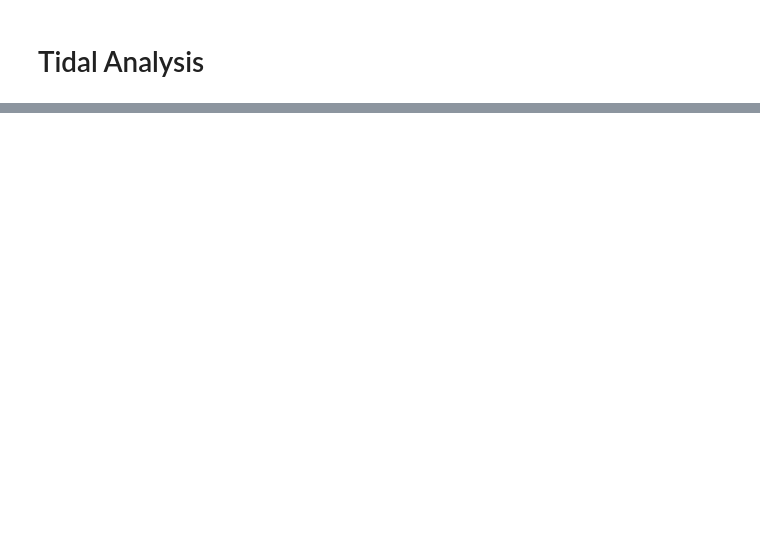
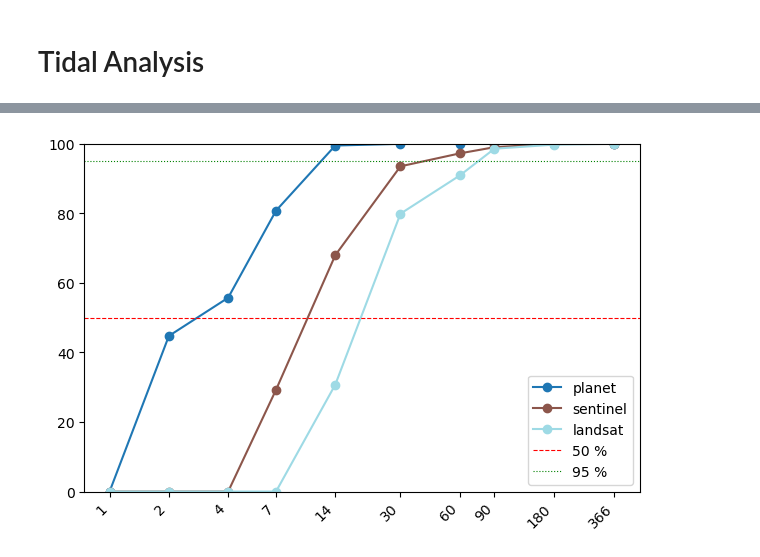
Before and after one commit to kyle-dorman/planet_coverage, a Jupyter notebook: notebooks/tidal.ipynb, the cells around one changed output, grey strips where cells are left out. Cells and saved outputs as stored; diff of their text form; code cells hidden in the pictures; blank space fills up the shorter version.

Commit message:
fixing coastal grid issues

```diff
--- a/notebooks/tidal.ipynb
+++ b/notebooks/tidal.ipynb
@@ -26,6 +17,6 @@ assert FILE_PATH.exists()
 # %%
 # Create the base map centered on the calculated location
-ca_ocean = gpd.read_file(BASE / "ca_ocean.geojson")
-all_grids_df = gpd.read_file(BASE / "ocean_grids.gpkg")
+ca_ocean = gpd.read_file(SHORELINES / "ca_ocean.geojson")
+all_grids_df = gpd.read_file(SHORELINES / "ocean_grids.gpkg")
 tide_df = pd.read_csv(BASE / "simulated_tidal_coverage.csv")
 grid_df = all_grids_df[all_grids_df.cell_id.isin(tide_df.cell_id)].to_crs(ca_ocean.crs)
@@ -182,13 +22,0 @@ plt.show()
-# %%
-# --- Histogram of clear_percent ---
-fig, ax = plt.subplots(1, 1, figsize=(10, 4))
-
-df_hist = compute_histogram("clear_percent", nbins=30)
-
-ax.bar(df_hist["centers"], df_hist['count'], width=df_hist["widths"] * 0.9)
-ax.set_title(f"Histogram of {'clear_percent'.title()}")
-ax.set_xlabel("clear_percent".title())
-ax.set_ylabel("Frequency")
-
-fig.tight_layout()
-plt.show()
@@ -1094,7 +188,7 @@ for metric in metrics:
 # %%
 sensors       = ["planet", "sentinel", "landsat"]
 base_metrics  = ["days_between_p95"]
-metrics       = [f"{lvl}_{m}" for m in base_metrics for lvl in ("low", "high")]
+metrics       = [f"{lvl}_{m}" for m in base_metrics for lvl in ("mid",)]
 
 for metric in metrics:
     print(metric, "% > 100 days")
@@ -1102,0 +214,49 @@ for metric in metrics:
+# %%
+plt_bin_edges = np.array([0, 4, 7, 14, 30, 60, 90, 366], dtype=np.int32)
+bin_edges = np.array([0, 1, 2, 4, 7, 14, 30, 60, 90, 180, 366], dtype=np.int32)
+bin_right = bin_edges[1:]  # right edge of each bar
+cmap = plt.get_cmap("tab20", 3)
+
+# Cumulative sum plot
+fig, ax = plt.subplots(
+    1,
+    1,
+    figsize=(6, 4),
+    constrained_layout=True,
+)
+
+for i, sensor in enumerate(sensors):
+    counts, _ = np.histogram(tide_df[f'{sensor}_mid_days_between_p95'], bin_edges)
+    cumsum = np.cumsum(counts)
+    total = cumsum[-1] if cumsum[-1] else 1.0  # prevent divide-by-zero
+    cumsum_pct = cumsum / total * 100.0  # → 0-100 %
+
+    color = cmap(i)  # consistent color per year
+    ax.plot(
+        bin_right,
+        cumsum_pct,
+        marker="o",
+        linestyle="-",
+        color=color,
+        label=sensor,
+    )
+
+
+ax.set_ylim(0, 100)
+ax.set_xscale("log")
+ax.set_xticks(bin_edges[1:])
+ax.set_xticklabels(
+    [f"{b:g}" for b in bin_edges[1:]],
+    rotation=45,
+    ha="right",
+)
+from matplotlib.ticker import NullLocator
+ax.xaxis.set_minor_locator(NullLocator())
+# ax.tick_params(axis="both", labelsize=8)
+ax.axhline(50, linestyle="--", linewidth=0.8, label="50 %", color="red")
+ax.axhline(95, linestyle=":", linewidth=0.8, label="95 %", color="green")
+ax.legend()
+
+plt.show()
+# %% [output]
+[figure, added]
```
Also changed, not shown: parts of 41 cells of this notebook, 28 other files.
